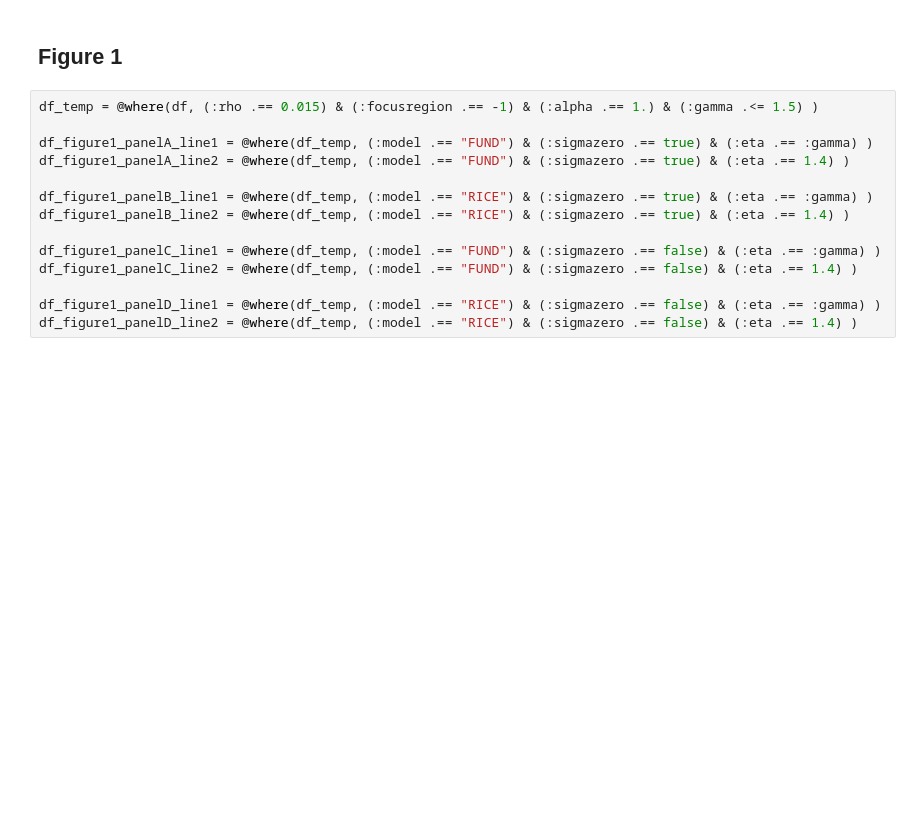
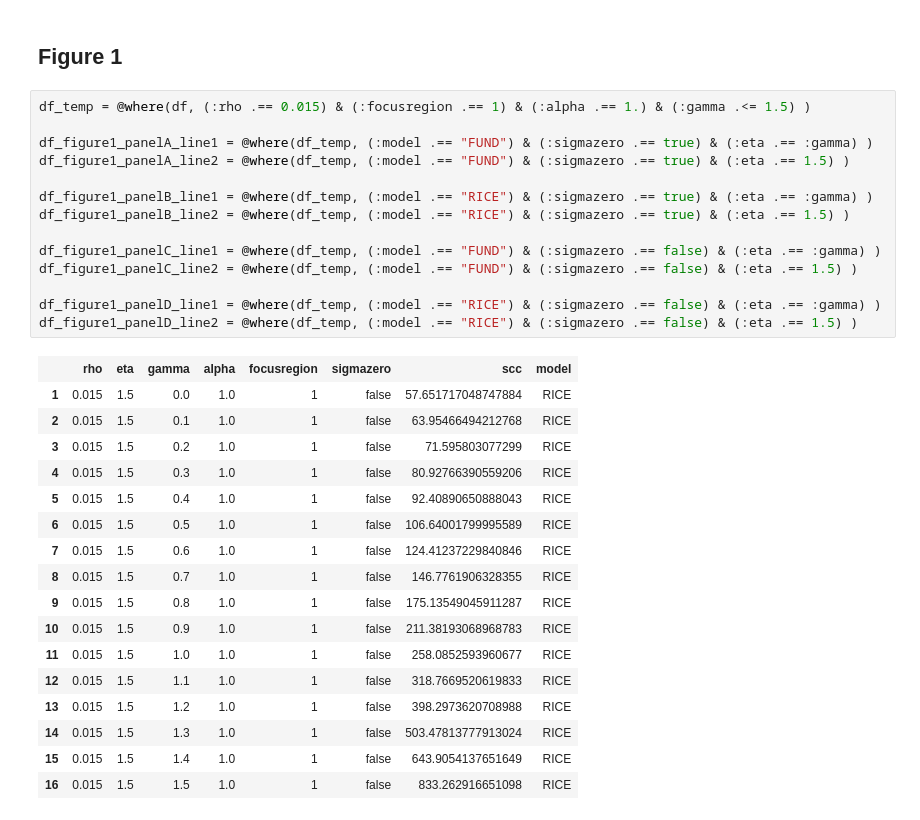
Before and after one commit to davidanthoff/paper-2019-sccinequality, a Jupyter notebook: Paper.ipynb, the cells around one changed output. Drawn from its saved outputs; the diff is of its cells as text; blank space fills up the shorter version.

```diff
--- a/Paper.ipynb
+++ b/Paper.ipynb
@@ -133,17 +204,35 @@ df
 # %% [markdown]
 ## Figure 1
 # %%
-df_temp = @where(df, (:rho .== 0.015) & (:focusregion .== -1) & (:alpha .== 1.) & (:gamma .<= 1.5) )
+df_temp = @where(df, (:rho .== 0.015) & (:focusregion .== 1) & (:alpha .== 1.) & (:gamma .<= 1.5) )
 
 df_figure1_panelA_line1 = @where(df_temp, (:model .== "FUND") & (:sigmazero .== true) & (:eta .== :gamma) )
-df_figure1_panelA_line2 = @where(df_temp, (:model .== "FUND") & (:sigmazero .== true) & (:eta .== 1.4) )
+df_figure1_panelA_line2 = @where(df_temp, (:model .== "FUND") & (:sigmazero .== true) & (:eta .== 1.5) )
 
 df_figure1_panelB_line1 = @where(df_temp, (:model .== "RICE") & (:sigmazero .== true) & (:eta .== :gamma) )
-df_figure1_panelB_line2 = @where(df_temp, (:model .== "RICE") & (:sigmazero .== true) & (:eta .== 1.4) )
+df_figure1_panelB_line2 = @where(df_temp, (:model .== "RICE") & (:sigmazero .== true) & (:eta .== 1.5) )
 
 df_figure1_panelC_line1 = @where(df_temp, (:model .== "FUND") & (:sigmazero .== false) & (:eta .== :gamma) )
-df_figure1_panelC_line2 = @where(df_temp, (:model .== "FUND") & (:sigmazero .== false) & (:eta .== 1.4) )
+df_figure1_panelC_line2 = @where(df_temp, (:model .== "FUND") & (:sigmazero .== false) & (:eta .== 1.5) )
 
 df_figure1_panelD_line1 = @where(df_temp, (:model .== "RICE") & (:sigmazero .== false) & (:eta .== :gamma) )
-df_figure1_panelD_line2 = @where(df_temp, (:model .== "RICE") & (:sigmazero .== false) & (:eta .== 1.4) )
+df_figure1_panelD_line2 = @where(df_temp, (:model .== "RICE") & (:sigmazero .== false) & (:eta .== 1.5) )
+# %% [output]
+|  | rho | eta | gamma | alpha | focusregion | sigmazero | scc | model |
+| 1 | 0.015 | 1.5 | 0.0 | 1.0 | 1 | false | 57.651717048747884 | RICE |
+| 2 | 0.015 | 1.5 | 0.1 | 1.0 | 1 | false | 63.95466494212768 | RICE |
+| 3 | 0.015 | 1.5 | 0.2 | 1.0 | 1 | false | 71.595803077299 | RICE |
+| 4 | 0.015 | 1.5 | 0.3 | 1.0 | 1 | false | 80.92766390559206 | RICE |
+| 5 | 0.015 | 1.5 | 0.4 | 1.0 | 1 | false | 92.40890650888043 | RICE |
+| 6 | 0.015 | 1.5 | 0.5 | 1.0 | 1 | false | 106.64001799995589 | RICE |
+| 7 | 0.015 | 1.5 | 0.6 | 1.0 | 1 | false | 124.41237229840846 | RICE |
+| 8 | 0.015 | 1.5 | 0.7 | 1.0 | 1 | false | 146.7761906328355 | RICE |
+| 9 | 0.015 | 1.5 | 0.8 | 1.0 | 1 | false | 175.13549045911287 | RICE |
+| 10 | 0.015 | 1.5 | 0.9 | 1.0 | 1 | false | 211.38193068968783 | RICE |
+| 11 | 0.015 | 1.5 | 1.0 | 1.0 | 1 | false | 258.0852593960677 | RICE |
+| 12 | 0.015 | 1.5 | 1.1 | 1.0 | 1 | false | 318.7669520619833 | RICE |
+| 13 | 0.015 | 1.5 | 1.2 | 1.0 | 1 | false | 398.2973620708988 | RICE |
+| 14 | 0.015 | 1.5 | 1.3 | 1.0 | 1 | false | 503.47813777913024 | RICE |
+| 15 | 0.015 | 1.5 | 1.4 | 1.0 | 1 | false | 643.9054137651649 | RICE |
+| 16 | 0.015 | 1.5 | 1.5 | 1.0 | 1 | false | 833.262916651098 | RICE |
 # %%
```
Also changed, not shown: parts of 23 cells of this notebook, 4 other files.
